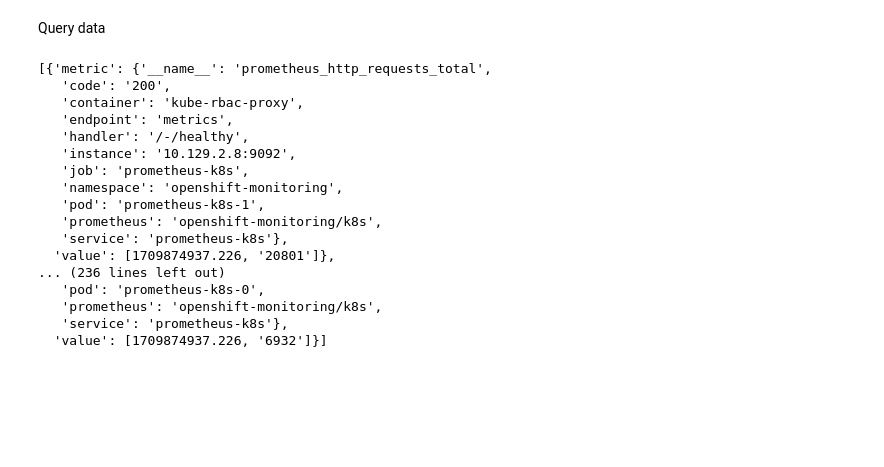
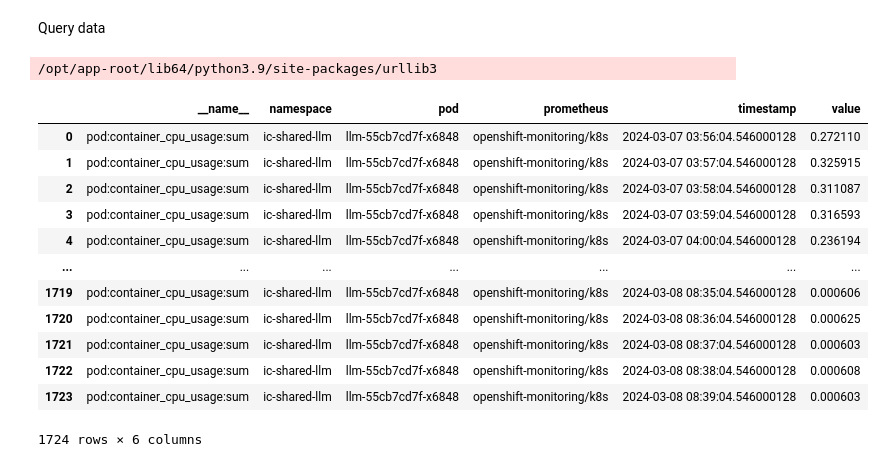
Before and after one commit to cnuland/-odh-hello-chris-ai-predictive-metrics, a Jupyter notebook: metrics-demo.ipynb, the cells around one changed output. Cells and saved outputs as stored; diff of their text form; code cells hidden in the pictures; blank space fills up the shorter version.

Commit message:
add the formatting of the data from prometheus

```diff
--- a/metrics-demo.ipynb
+++ b/metrics-demo.ipynb
@@ -49,22 +52,34 @@ prom = PrometheusConnect(
 Query data
 # %%
 # Here, we are fetching the values of a particular metric name
-prom.custom_query(query="prometheus_http_requests_total")
+#prom.custom_query(query="pod:container_cpu_usage:sum{namespace=\"ic-shared-llm\", pod=\"llm-55cb7cd7f-x6848\", prometheus=\"openshift-monitoring/k8s\"}[15s]")
+start_time = parse_datetime("2d")
+end_time = parse_datetime("now")
+chunk_size = timedelta(minutes=1)
+my_label_config = {'prometheus': 'openshift-monitoring/k8s', 'namespace': 'ic-shared-llm', 'pod': 'llm-55cb7cd7f-x6848'}
+metric_data = prom.get_metric_range_data(metric_name='pod:container_cpu_usage:sum',
+                                         label_config=my_label_config,
+                                        start_time=start_time,
+                                         end_time=end_time,
+                                         chunk_size=chunk_size)
+metric_df = MetricSnapshotDataFrame(metric_data)
+metric_df
+#metric_list = MetricsList(metric_data)
+
+#for metric in metric_list:
+#    print(metric)
 # %% [output]
-[{'metric': {'__name__': 'prometheus_http_requests_total',
-   'code': '200',
-   'container': 'kube-rbac-proxy',
-   'endpoint': 'metrics',
-   'handler': '/-/healthy',
-   'instance': '10.129.2.8:9092',
-   'job': 'prometheus-k8s',
-   'namespace': 'openshift-monitoring',
-   'pod': 'prometheus-k8s-1',
-   'prometheus': 'openshift-monitoring/k8s',
-   'service': 'prometheus-k8s'},
-  'value': [1709874937.226, '20801']},
-... (236 lines left out)
-   'pod': 'prometheus-k8s-0',
-   'prometheus': 'openshift-monitoring/k8s',
-   'service': 'prometheus-k8s'},
-  'value': [1709874937.226, '6932']}]
+/opt/app-root/lib64/python3.9/site-packages/urllib3
+|  | __name__ | namespace | pod | prometheus | timestamp | value |
+| 0 | pod:container_cpu_usage:sum | ic-shared-llm | llm-55cb7cd7f-x6848 | openshift-monitoring/k8s | 2024-03-07 03:56:04.546000128 | 0.272110 |
+| 1 | pod:container_cpu_usage:sum | ic-shared-llm | llm-55cb7cd7f-x6848 | openshift-monitoring/k8s | 2024-03-07 03:57:04.546000128 | 0.325915 |
+| 2 | pod:container_cpu_usage:sum | ic-shared-llm | llm-55cb7cd7f-x6848 | openshift-monitoring/k8s | 2024-03-07 03:58:04.546000128 | 0.311087 |
+| 3 | pod:container_cpu_usage:sum | ic-shared-llm | llm-55cb7cd7f-x6848 | openshift-monitoring/k8s | 2024-03-07 03:59:04.546000128 | 0.316593 |
+| 4 | pod:container_cpu_usage:sum | ic-shared-llm | llm-55cb7cd7f-x6848 | openshift-monitoring/k8s | 2024-03-07 04:00:04.546000128 | 0.236194 |
+| ... | ... | ... | ... | ... | ... | ... |
+| 1719 | pod:container_cpu_usage:sum | ic-shared-llm | llm-55cb7cd7f-x6848 | openshift-monitoring/k8s | 2024-03-08 08:35:04.546000128 | 0.000606 |
+| 1720 | pod:container_cpu_usage:sum | ic-shared-llm | llm-55cb7cd7f-x6848 | openshift-monitoring/k8s | 2024-03-08 08:36:04.546000128 | 0.000625 |
+| 1721 | pod:container_cpu_usage:sum | ic-shared-llm | llm-55cb7cd7f-x6848 | openshift-monitoring/k8s | 2024-03-08 08:37:04.546000128 | 0.000603 |
+| 1722 | pod:container_cpu_usage:sum | ic-shared-llm | llm-55cb7cd7f-x6848 | openshift-monitoring/k8s | 2024-03-08 08:38:04.546000128 | 0.000608 |
+| 1723 | pod:container_cpu_usage:sum | ic-shared-llm | llm-55cb7cd7f-x6848 | openshift-monitoring/k8s | 2024-03-08 08:39:04.546000128 | 0.000603 |
+1724 rows × 6 columns
```
Also changed, not shown: parts of 2 cells of this notebook.
